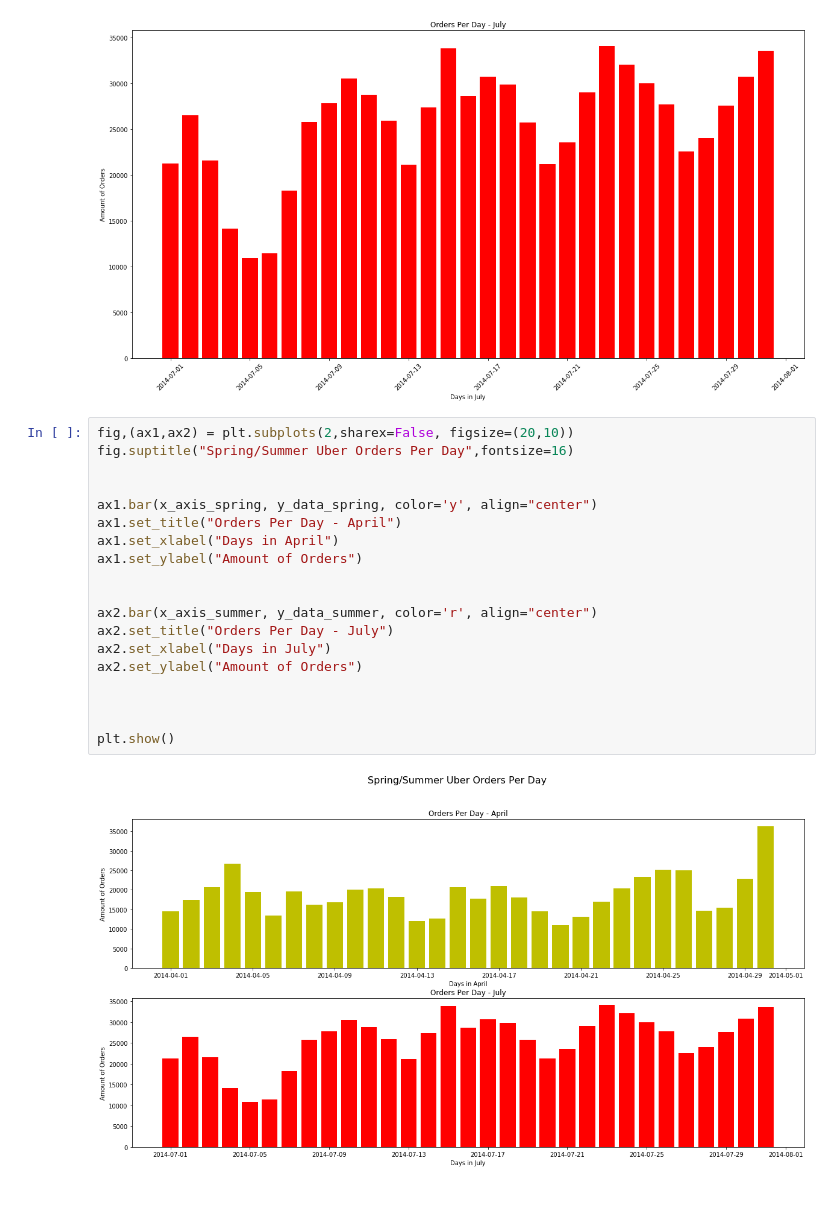
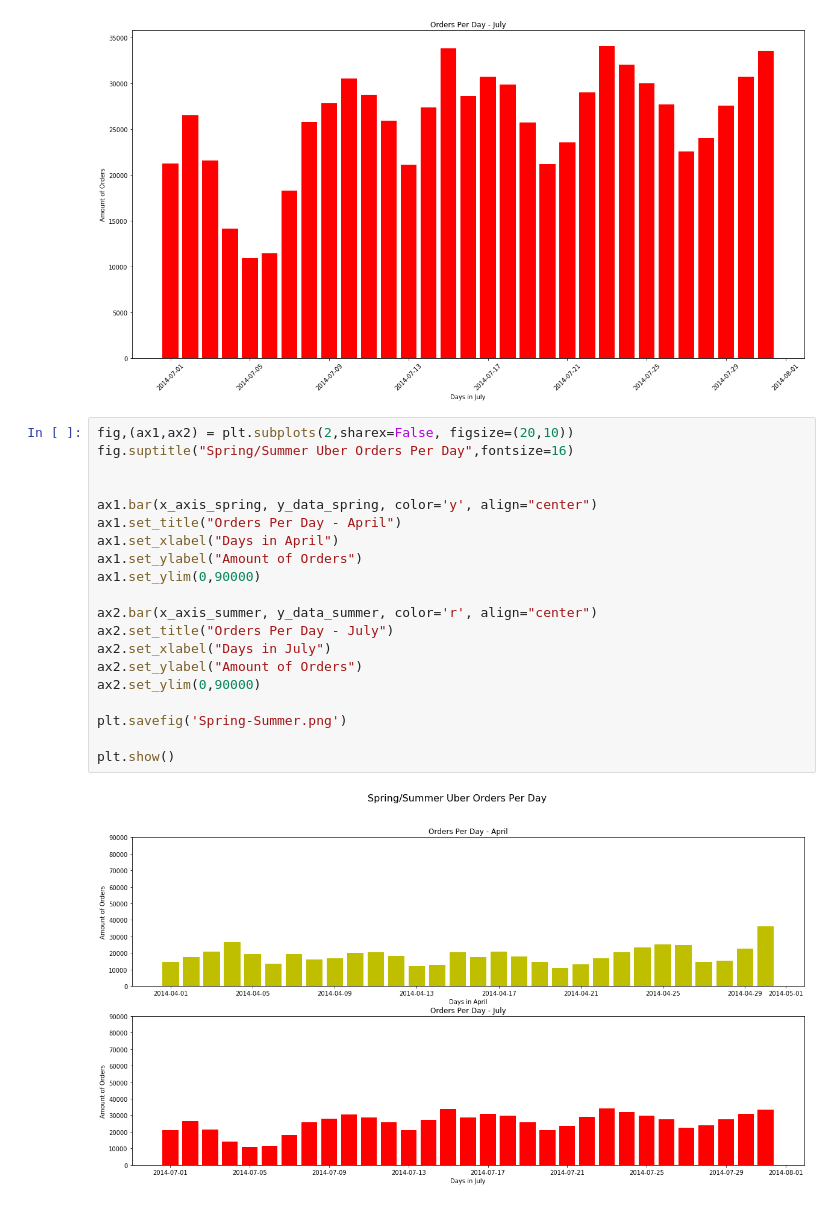
Before and after one commit to riggiobill/uber-density, a Jupyter notebook: uber-density.ipynb, the cells around one changed output. Drawn from its saved outputs; the diff is of its cells as text.

Commit message:
Graphs
Graphs adjusted to each other for scale and weighting, then saved as png files for submission and sharing

```diff
--- a/uber-density.ipynb
+++ b/uber-density.ipynb
@@ -340,24 +336,25 @@ plt.show()
 # %%
 fig,(ax1,ax2) = plt.subplots(2,sharex=False, figsize=(20,10))
 fig.suptitle("Spring/Summer Uber Orders Per Day",fontsize=16)
 
 
 ax1.bar(x_axis_spring, y_data_spring, color='y', align="center")
 ax1.set_title("Orders Per Day - April")
 ax1.set_xlabel("Days in April")
 ax1.set_ylabel("Amount of Orders")
-
+ax1.set_ylim(0,90000)
 
 ax2.bar(x_axis_summer, y_data_summer, color='r', align="center")
 ax2.set_title("Orders Per Day - July")
 ax2.set_xlabel("Days in July")
 ax2.set_ylabel("Amount of Orders")
+ax2.set_ylim(0,90000)
 
-
+plt.savefig('Spring-Summer.png')
 
 plt.show()
 # %% [output]
-[figure, old version]
+[figure, new version]
 # %%
 fig2,(ax3,ax4) = plt.subplots(2,sharex=False, figsize=(20,10))
 fig2.suptitle("Fall/Winter Uber Orders Per Day",fontsize=16)
```
Also changed, not shown: parts of 3 cells of this notebook, 2 other files.
